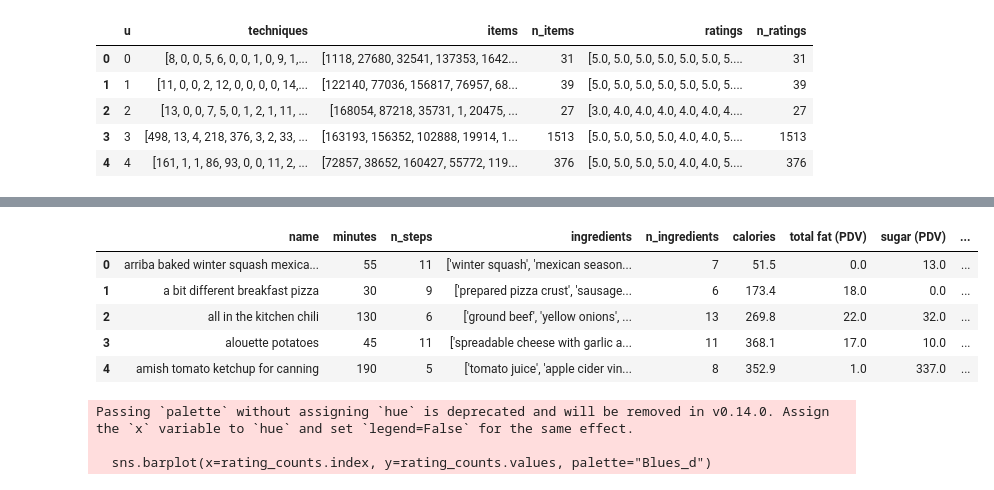
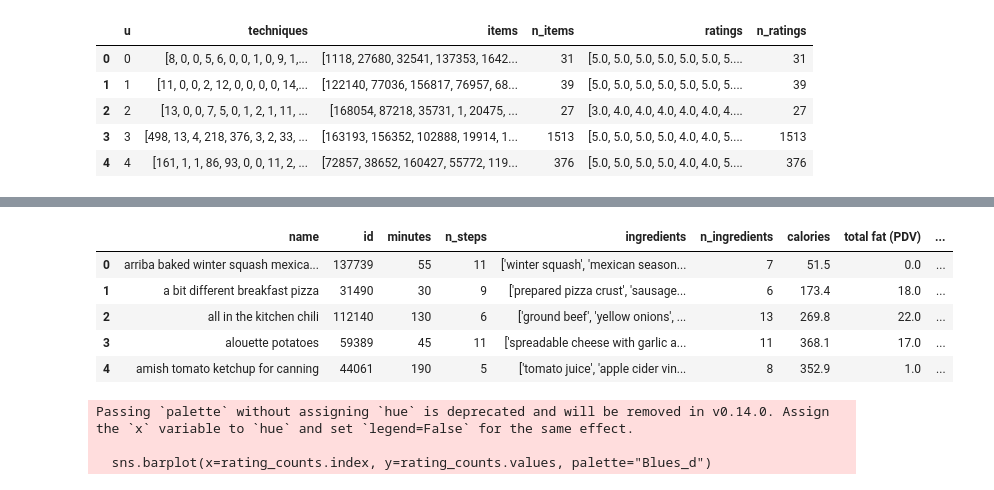
Before and after one commit to KrisDcosta/recipe-recommender-system, a Jupyter notebook: assignment2.ipynb, the cells around one changed output, grey strips where cells are left out. Drawn from its saved outputs; the diff is of its cells as text; code cells hidden in the pictures.

```diff
--- a/assignment2.ipynb
+++ b/assignment2.ipynb
@@ -88,15 +90,15 @@ saturated fat (PDV)    float64
 carbohydrates (PDV)    float64
 dtype: object
 # %%
-df_raw_recipes.drop(['id', 'contributor_id','submitted','tags','nutrition','steps','description'], axis=1,inplace = True)
+df_raw_recipes.drop(['contributor_id','submitted','tags','nutrition','steps','description'], axis=1,inplace = True)
 df_raw_recipes.head()
 # %% [output]
-|  | name | minutes | n_steps | ingredients | n_ingredients | calories | total fat (PDV) | sugar (PDV) | ... |
-| 0 | arriba baked winter squash mexica... | 55 | 11 | ['winter squash', 'mexican season... | 7 | 51.5 | 0.0 | 13.0 | ... |
-| 1 | a bit different breakfast pizza | 30 | 9 | ['prepared pizza crust', 'sausage... | 6 | 173.4 | 18.0 | 0.0 | ... |
-| 2 | all in the kitchen chili | 130 | 6 | ['ground beef', 'yellow onions', ... | 13 | 269.8 | 22.0 | 32.0 | ... |
-| 3 | alouette potatoes | 45 | 11 | ['spreadable cheese with garlic a... | 11 | 368.1 | 17.0 | 10.0 | ... |
-| 4 | amish tomato ketchup for canning | 190 | 5 | ['tomato juice', 'apple cider vin... | 8 | 352.9 | 1.0 | 337.0 | ... |
+|  | name | id | minutes | n_steps | ingredients | n_ingredients | calories | total fat (PDV) | ... |
+| 0 | arriba baked winter squash mexica... | 137739 | 55 | 11 | ['winter squash', 'mexican season... | 7 | 51.5 | 0.0 | ... |
+| 1 | a bit different breakfast pizza | 31490 | 30 | 9 | ['prepared pizza crust', 'sausage... | 6 | 173.4 | 18.0 | ... |
+| 2 | all in the kitchen chili | 112140 | 130 | 6 | ['ground beef', 'yellow onions', ... | 13 | 269.8 | 22.0 | ... |
+| 3 | alouette potatoes | 59389 | 45 | 11 | ['spreadable cheese with garlic a... | 11 | 368.1 | 17.0 | ... |
+| 4 | amish tomato ketchup for canning | 44061 | 190 | 5 | ['tomato juice', 'apple cider vin... | 8 | 352.9 | 1.0 | ... |
 # %%
 #Rating Distribution Plot
 
```
Also changed, not shown: parts of 23 cells of this notebook.
